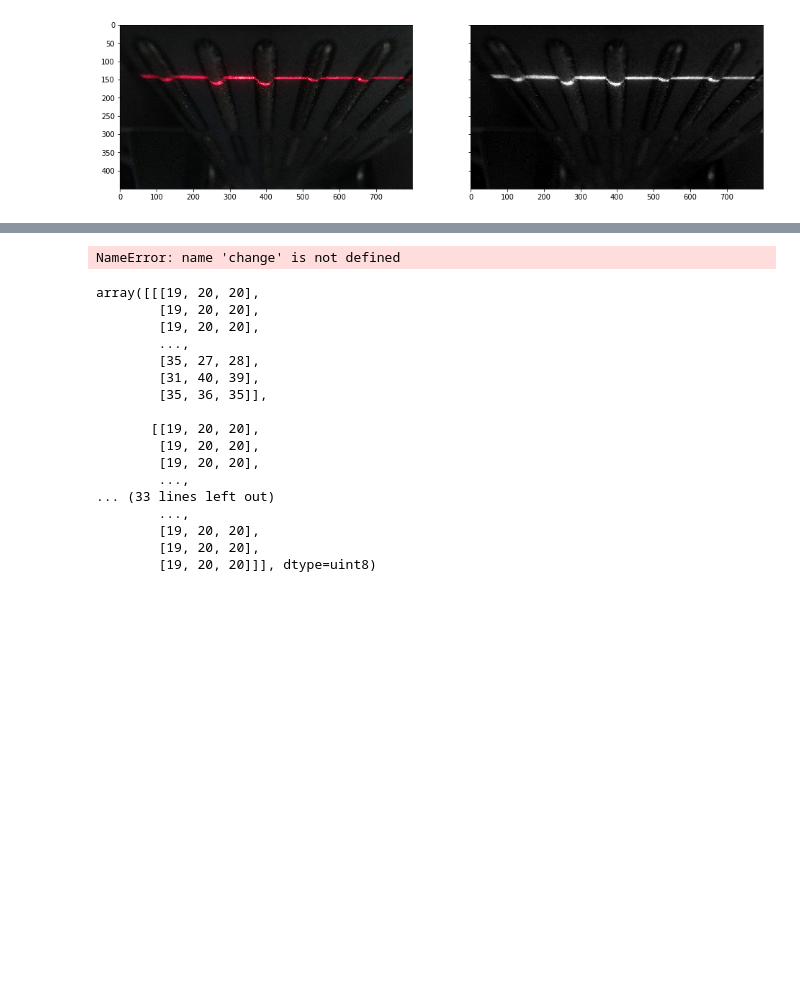
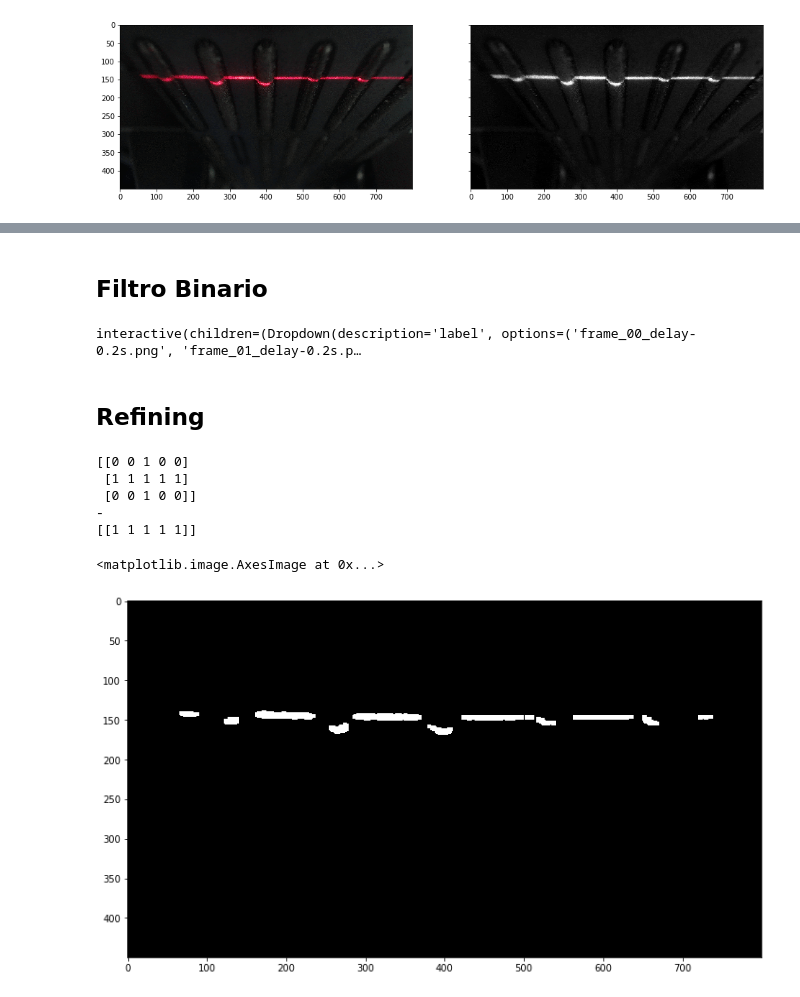
Before and after one commit to amaralc/digiclad, a Jupyter notebook: teste_calil.ipynb, the cells around one changed output, grey strips where cells are left out. Cells and saved outputs as stored; diff of their text form; code cells hidden in the pictures; blank space fills up the shorter version.

Commit message:
code: tested some ideas to get angle of image

```diff
--- a/teste_calil.ipynb
+++ b/teste_calil.ipynb
@@ -123,3 +188,5 @@ ax[1].imshow(im_red, 'gray')
+# %% [markdown]
+## Filtro Binario
 # %%
 modes = ['cv2.THRESH_BINARY',
          'cv2.THRESH_BINARY_INV',
@@ -128,40 +195,51 @@ modes = ['cv2.THRESH_BINARY',
          'cv2.THRESH_TOZERO_INV']
 
 # Basic threshold example
-def my_threshold(thresh, modeStr):
-    global change
+def my_threshold(label, thresh, modeStr):
     global dst
+
     mode = eval(modeStr)
-    th, dst = cv2.threshold(change, thresh, 255, mode)
+
+    orig, label = images[label]
+
+    th, dst = cv2.threshold(label, thresh, 255, mode)
+
     fig, axes = plt.subplots(1, 2, figsize=(16, 12), sharex=True, sharey=True)
+
     ax = axes.ravel()
-    ax[0].imshow(orig,'gray')
+
+
+    ax[0].imshow(label,'gray')
     ax[1].imshow(dst,'gray')
 
 # Pass function & its parameters to interactive
-# interactive(my_threshold, thresh = (0, 255), modeStr=modes)
-
-# If your using Google Colab, comment the line above and use this here...
-my_threshold(19, 'cv2.THRESH_BINARY')
+interactive(my_threshold, label=images.keys(), thresh = (0, 255), modeStr=modes)
 # %% [output]
-NameError: name 'change' is not defined
+interactive(children=(Dropdown(description='label', options=('frame_00_delay-0.2s.png', 'frame_01_delay-0.2s.p…
-# %%
-orig
-# %% [output]
-array([[[19, 20, 20],
-        [19, 20, 20],
-        [19, 20, 20],
-        ...,
-        [35, 27, 28],
-        [31, 40, 39],
-        [35, 36, 35]],
-
-       [[19, 20, 20],
-        [19, 20, 20],
-        [19, 20, 20],
-        ...,
-... (33 lines left out)
-        ...,
-        [19, 20, 20],
-        [19, 20, 20],
-        [19, 20, 20]]], dtype=uint8)
+# %% [markdown]
+## Refining
+# %%
+kernel = cv2.getStructuringElement(cv2.MORPH_ELLIPSE,(5,3))
+print(kernel)
+
+print("-")
+
+kernel2 = np.ones((1,5),np.uint8)
+print(kernel2)
+
+kernel3 = np.ones((5,5), np.uint8)
+# %% [output]
+[[0 0 1 0 0]
+ [1 1 1 1 1]
+ [0 0 1 0 0]]
+-
+[[1 1 1 1 1]]
+# %%
+dst_closed = cv2.morphologyEx(dst, cv2.MORPH_OPEN, kernel3)
+# Set the size to show
+plt.figure(figsize = (12,10))
+# Show it!
+plt.imshow(dst_closed, 'gray')
+# %% [output]
+<matplotlib.image.AxesImage at 0x...>
+[figure, added]
```
Also changed, not shown: parts of 22 cells of this notebook.
